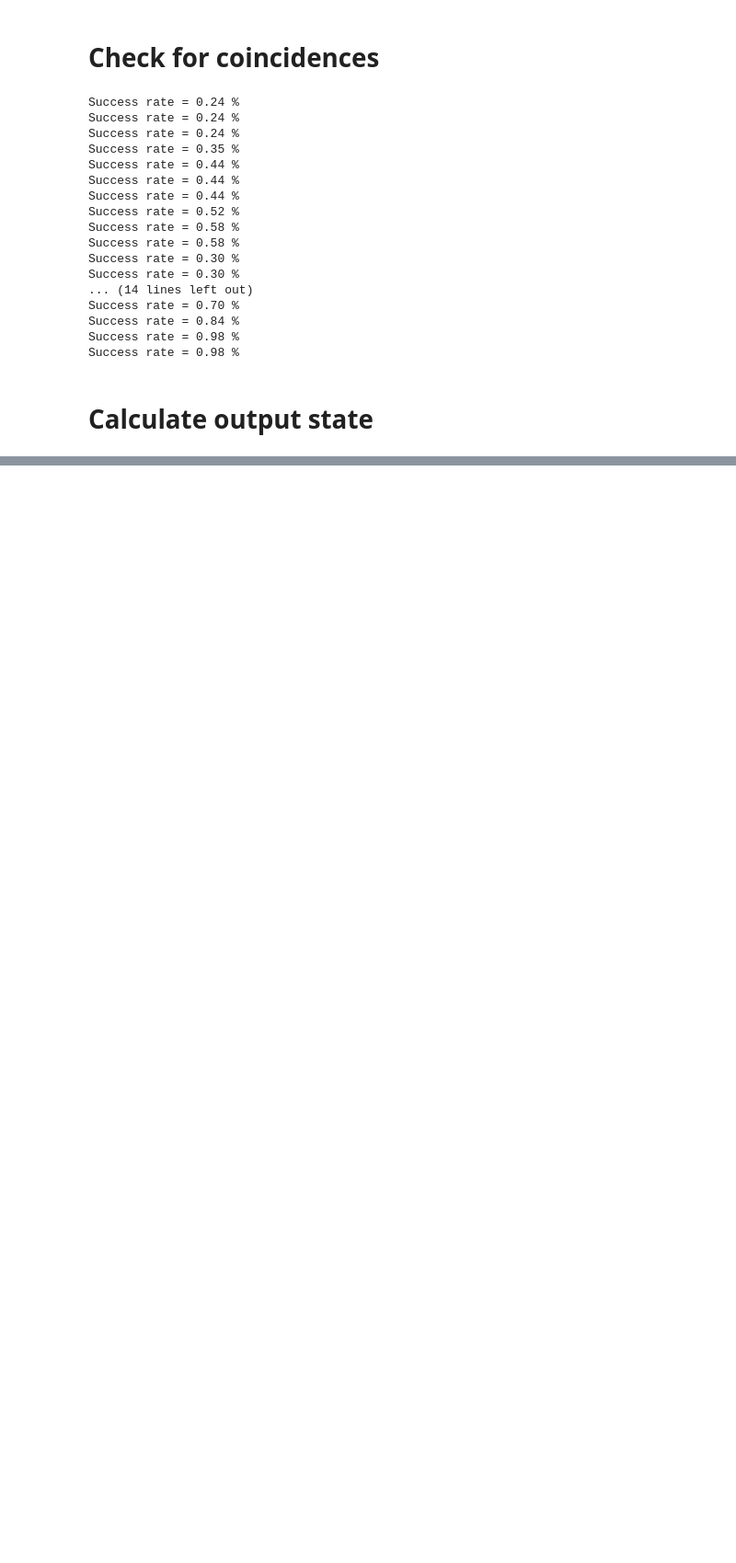
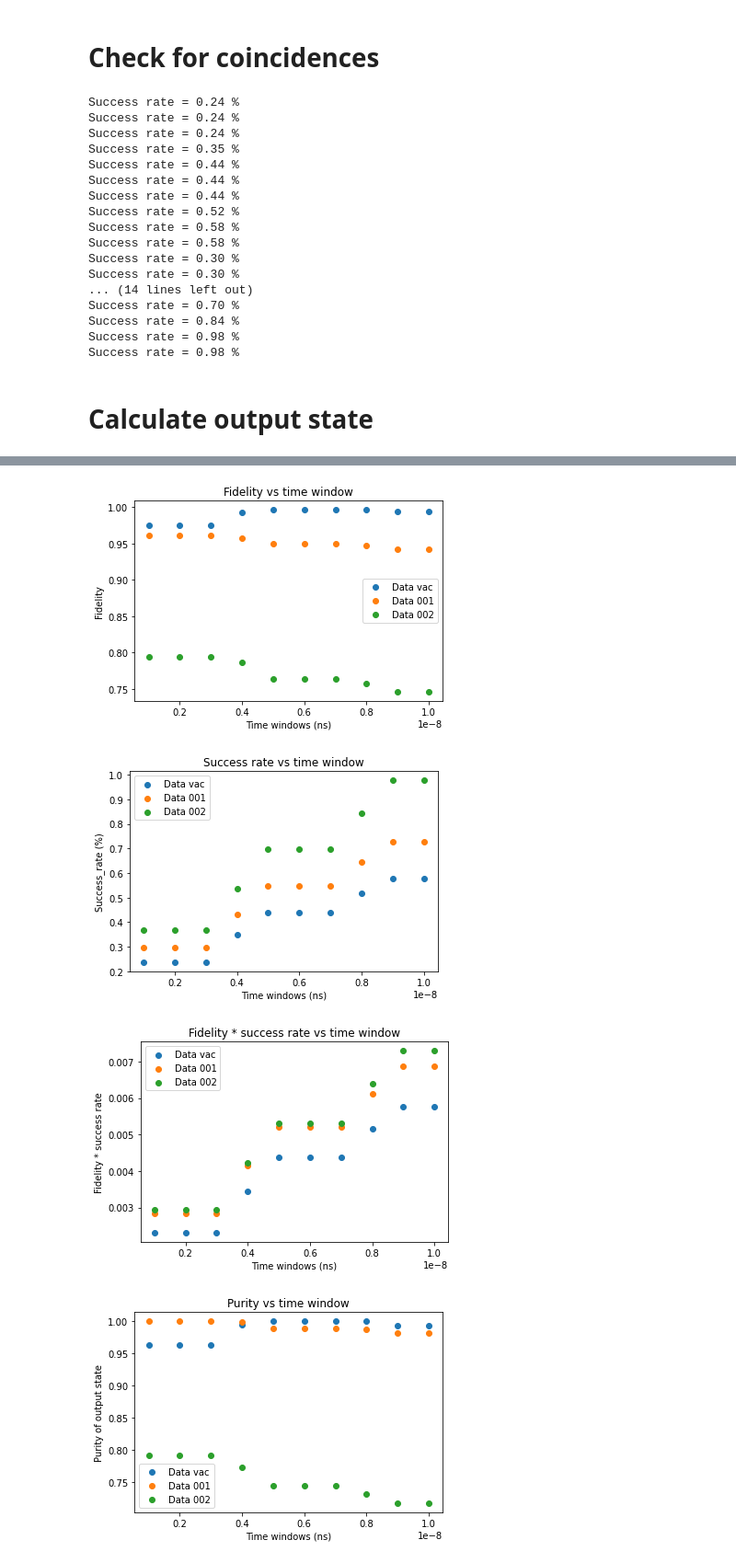
Before and after one commit to lucasnf95/scissor-teleportation, a Jupyter notebook: teleportation-analysis/teleportation-analysis.ipynb, the cells around one changed output, grey strips where cells are left out. Shown at 92% size. Saved outputs shown, nothing was run; the diff lists cells and outputs as text; code cells hidden in the pictures; blank space fills up the shorter version.

```diff
--- a/teleportation-analysis/teleportation-analysis.ipynb
+++ b/teleportation-analysis/teleportation-analysis.ipynb
@@ -8,7 +8,7 @@ import coincidencecheck
 # %% [markdown]
 # Extra functions
 # %%
-def plot_time_window(rho, input_rho, fidelity, success_rate, window_list, voltages):
+def plot_time_window(rho, input_data, fidelity, success_rate, window_list, voltages):
     # Fidelity
     plt.figure()
     for v in voltages:
@@ -22,7 +22,8 @@ def plot_time_window(rho, input_rho, fidelity, success_rate, window_list, voltag
     # Success rate
     plt.figure()
     for v in voltages:
-        plt.scatter(window_list, 100*success_rate[v], label = 'Data '+ v)
+        prob = [100*s for s in success_rate[v]]
+        plt.scatter(window_list, prob, label = 'Data '+ v)
         plt.legend()
         plt.title('Success rate vs time window')
         plt.xlabel('Time windows (ns)')
@@ -30,9 +31,10 @@ def plot_time_window(rho, input_rho, fidelity, success_rate, window_list, voltag
     plt.show()
 
     # Fidelity times success rate
-    fid_success = {v: fidelity[v]*success_rate[v] for v in voltages}
+    fid_success = {v: None for v in voltages}
     plt.figure()
     for v in voltages:
+        fid_success[v] = [fidelity[v][j]*success_rate[v][j] for j in range(len(fidelity[v]))]
         plt.scatter(window_list, fid_success[v], label = 'Data '+ v)
         plt.legend()
         plt.title('Fidelity * success rate vs time window')
@@ -54,7 +56,7 @@ def plot_time_window(rho, input_rho, fidelity, success_rate, window_list, voltag
         plt.ylabel('Purity of output state')
     plt.show()
 
-    input_alpha = [np.abs(np.trace(a_operator(n_dim)@input_rho[v])) for v in voltages]
+    input_alpha = [np.abs(np.trace(functions.a_operator(n_dim)@input_data[v].input_rho)) for v in voltages]
     fid_success_array = np.zeros((len(voltages), len(window_list)), dtype = complex)
     for n, v in enumerate(voltages):
         fid_success_array[n][:] = fid_success[v][:]
@@ -62,7 +64,7 @@ def plot_time_window(rho, input_rho, fidelity, success_rate, window_list, voltag
     # Fidelity times success rate across each data
     plt.figure()
     for n, t in enumerate(window_list):
-        plt.scatter(input_alpha, fid_success_array[:,n], label = f"Time delay {t:.2g}")
+        plt.scatter(input_alpha, fid_success_array[:,n], label = f"Time window {t:.2g}")
         plt.legend(loc = 'center right', bbox_to_anchor = (1.4,.5))
         plt.title('Fidelity * success rate')
         plt.xlabel('Input alpha')
@@ -324,2 +310,7 @@ theta = 32.76°
 # %%
-plot_time_window(rho, input_data.input_rho, fidelity, success_rate, window_list, voltages)
+plot_time_window(rho, input_data, fidelity, success_rate, window_list, voltages)
+# %% [output]
+[figure, added]
+[figure, added]
+[figure, added]
+[figure, added]
```
Also changed, not shown: parts of 7 cells of this notebook, 2 other files.
